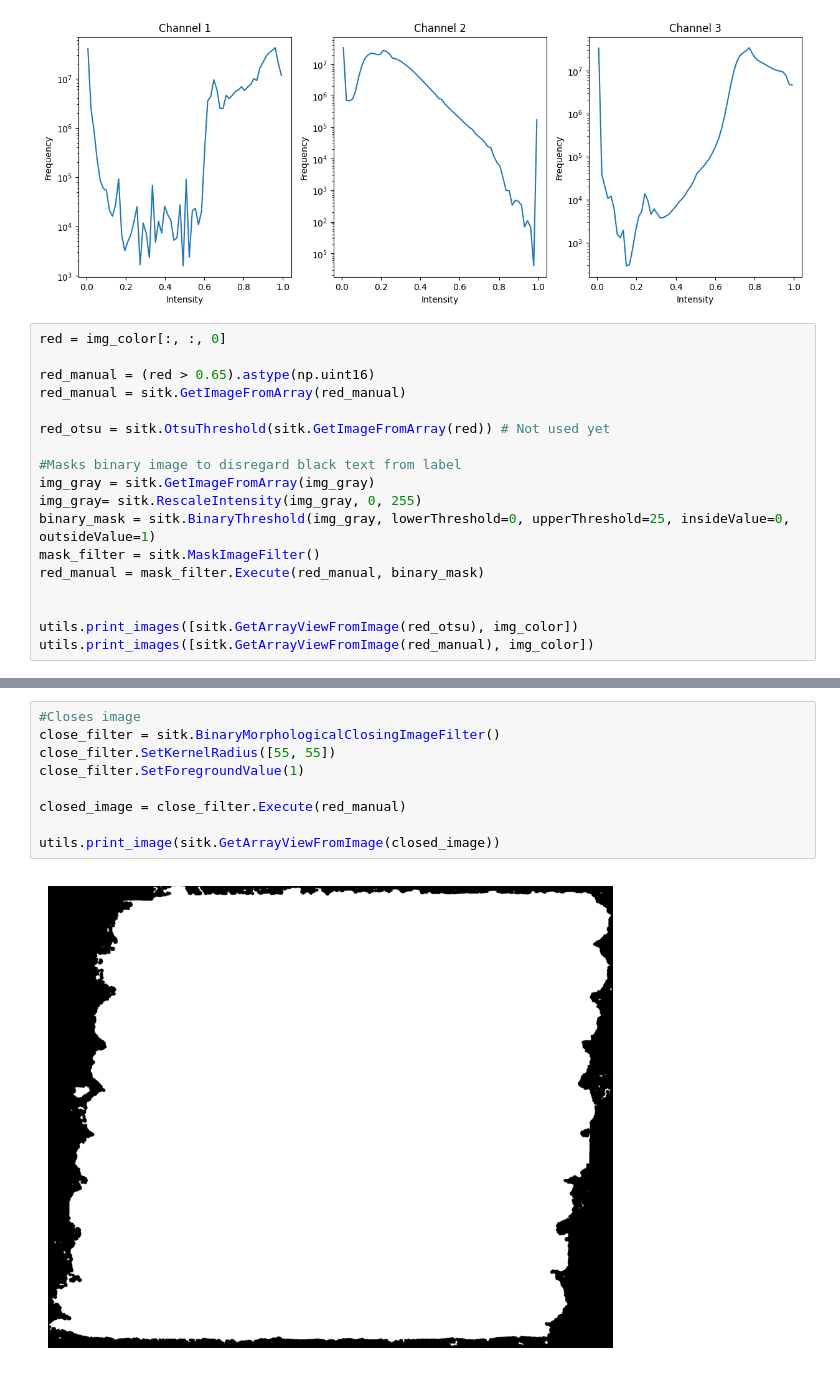
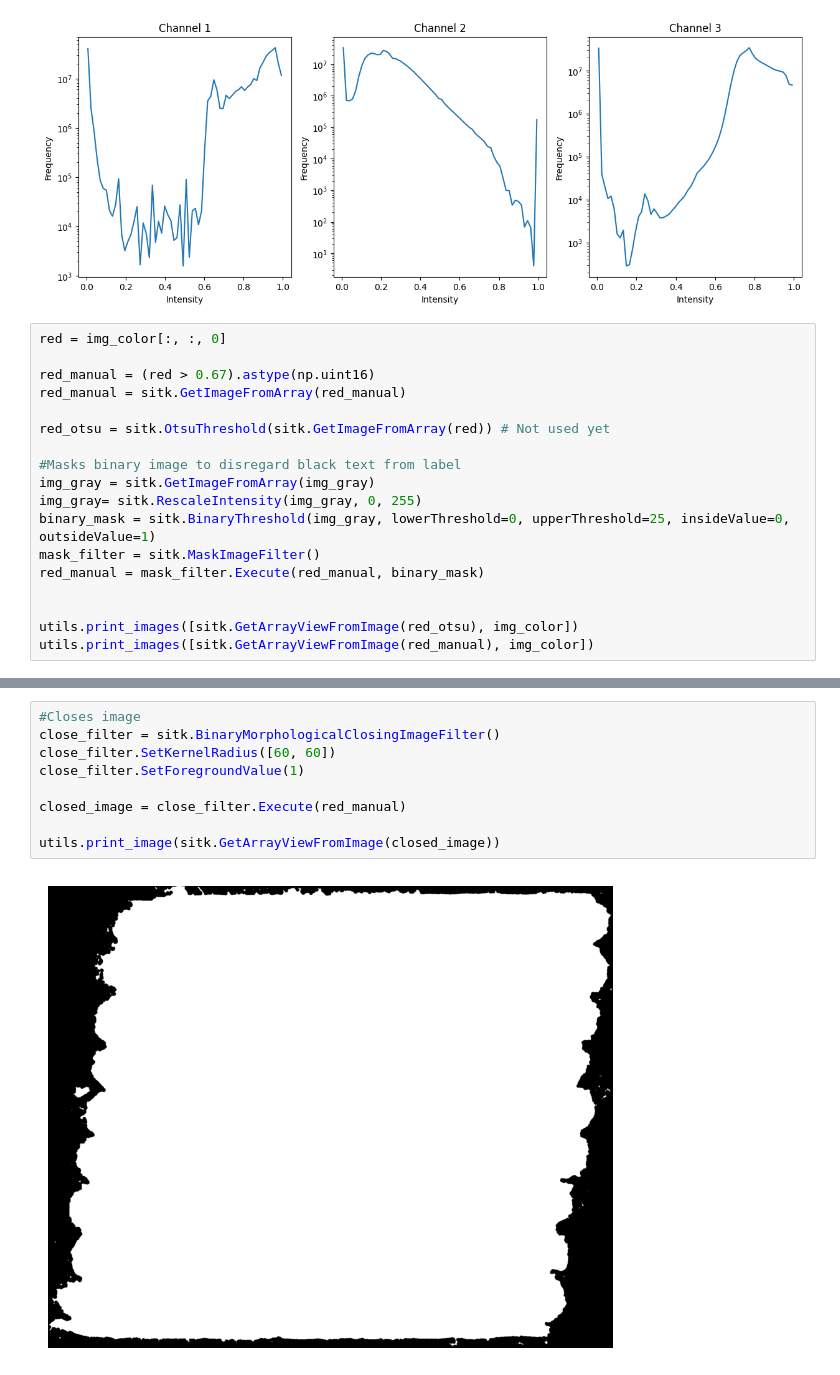
Before and after one commit to VoloVita/WPC_ImageProcessing, a Jupyter notebook: src/remove_background_color_3.ipynb, the cells around one changed output, grey strips where cells are left out. Drawn from its saved outputs; the diff is of its cells as text.

```diff
--- a/src/remove_background_color_3.ipynb
+++ b/src/remove_background_color_3.ipynb
@@ -87,7 +87,7 @@ for i in range(3):
 # %%
 red = img_color[:, :, 0]
 
-red_manual = (red > 0.65).astype(np.uint16)
+red_manual = (red > 0.67).astype(np.uint16)
 red_manual = sitk.GetImageFromArray(red_manual)
 
 red_otsu = sitk.OtsuThreshold(sitk.GetImageFromArray(red)) # Not used yet
@@ -108,14 +108,14 @@ utils.print_images([sitk.GetArrayViewFromImage(red_manual), img_color])
 # %%
 #Closes image
 close_filter = sitk.BinaryMorphologicalClosingImageFilter()
-close_filter.SetKernelRadius([55, 55])
+close_filter.SetKernelRadius([60, 60])
 close_filter.SetForegroundValue(1)
 
 closed_image = close_filter.Execute(red_manual)
 
 utils.print_image(sitk.GetArrayViewFromImage(closed_image))
 # %% [output]
-[figure, old version]
+[figure, new version]
 # %%
 #Erodes image, given that we can afford to lose edge pixels in order to remove background
 erode_filter = sitk.BinaryErodeImageFilter()
```
Also changed, not shown: parts of 3 cells of this notebook, 1 other file.
